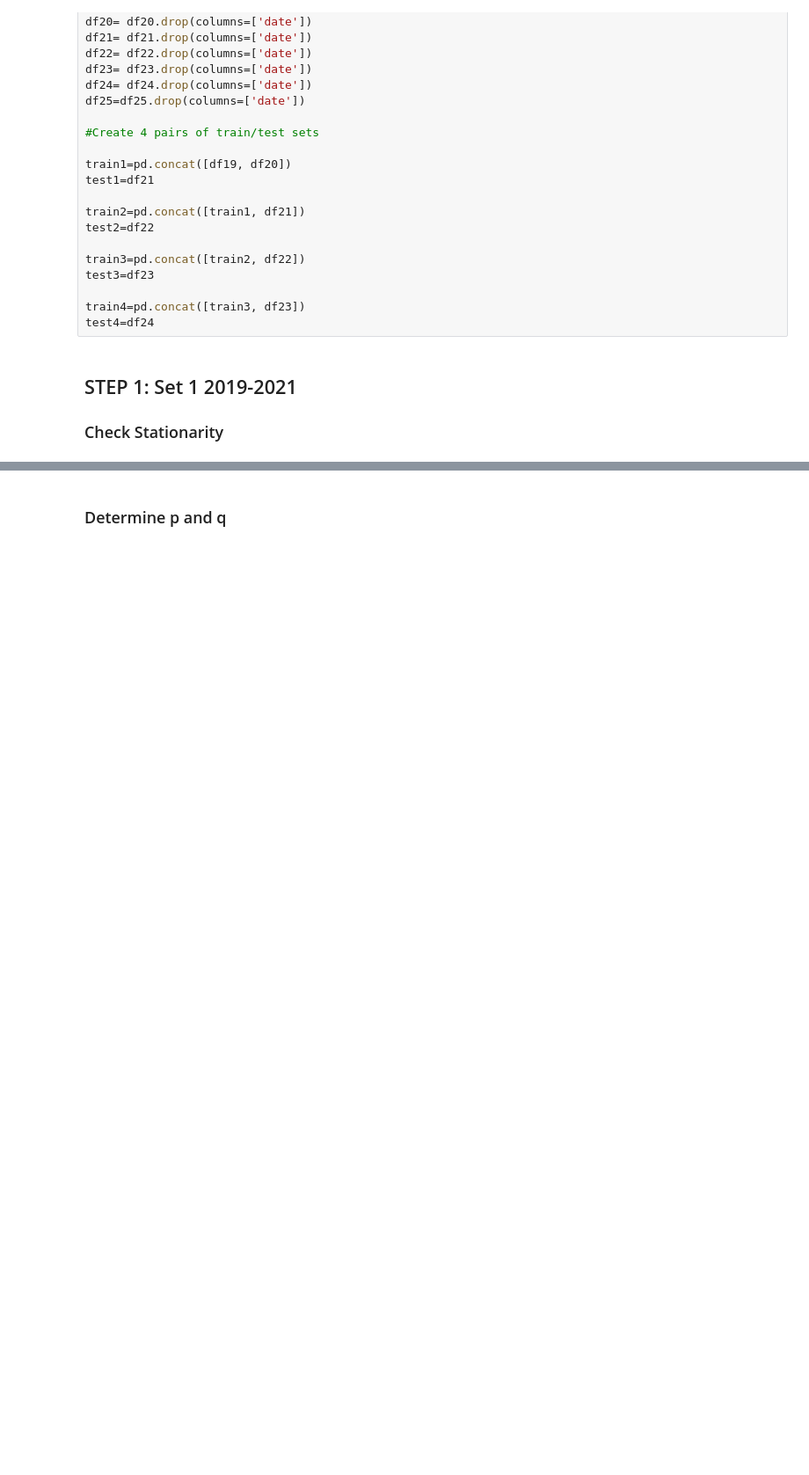
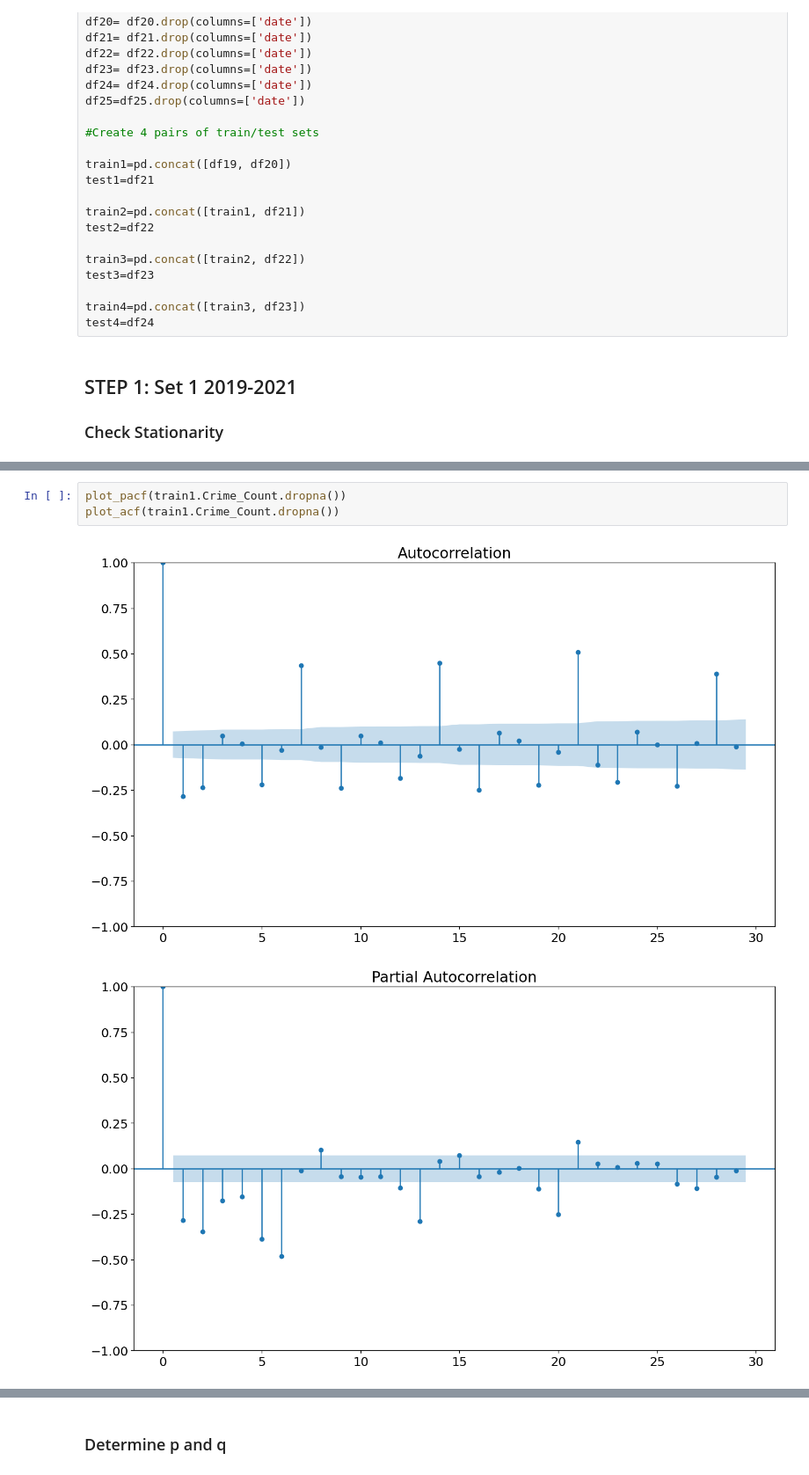
Before and after one commit to Hajar0Ahmed/Time-Series-Crime-Forecasting-Minneapolis, a Jupyter notebook: notebooks/Data_analysis.ipynb, the cells around one changed output, grey strips where cells are left out. Shown at 88% size. Saved outputs shown, nothing was run; the diff lists cells and outputs as text; blank space fills up the shorter version.

```diff
--- a/notebooks/Data_analysis.ipynb
+++ b/notebooks/Data_analysis.ipynb
@@ -118,0 +140,6 @@ adfuller(train1) #Non-Stationary
+# %%
+plot_pacf(train1.Crime_Count.dropna())
+plot_acf(train1.Crime_Count.dropna())
+# %% [output]
+[figure, added]
+[figure, added]
```
Also changed, not shown: parts of 24 cells of this notebook, 1 other file.
